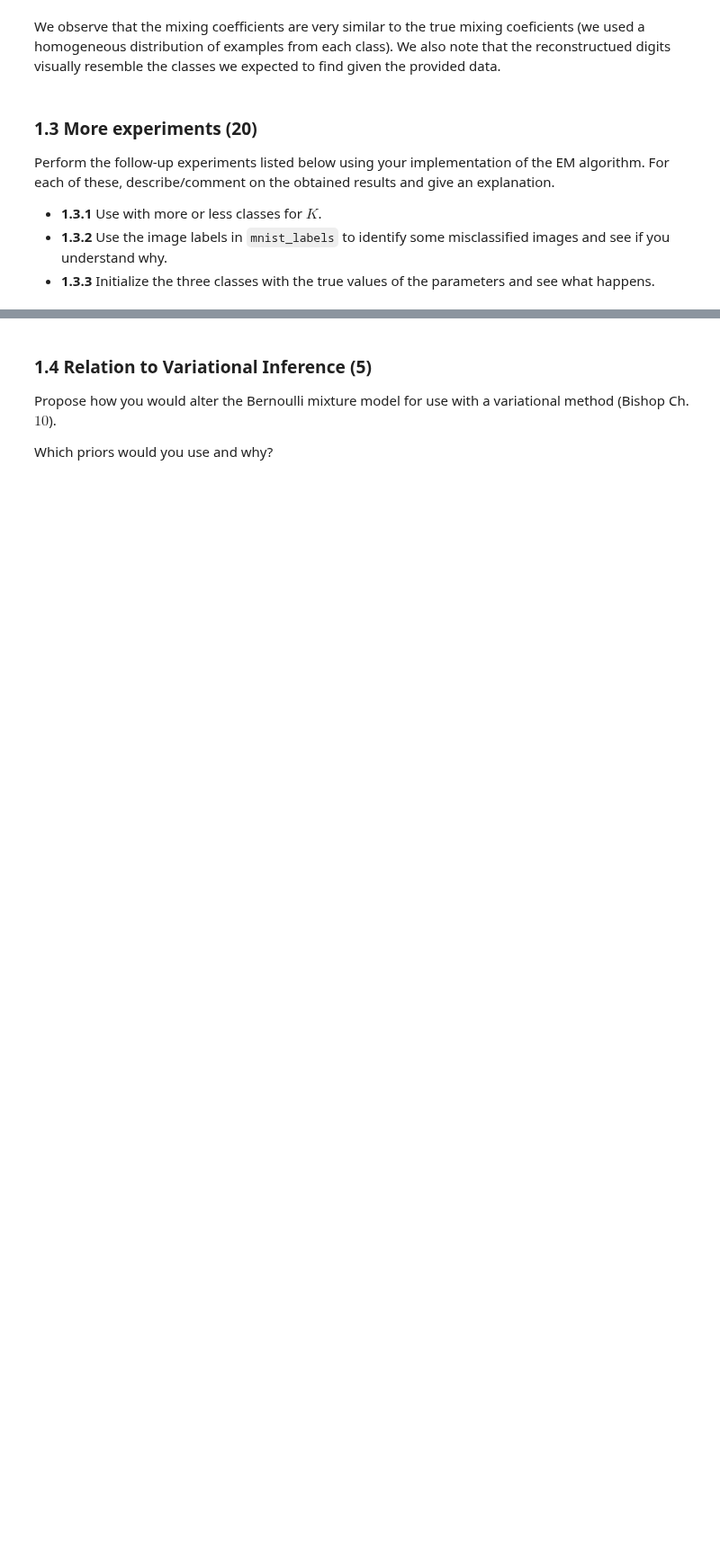
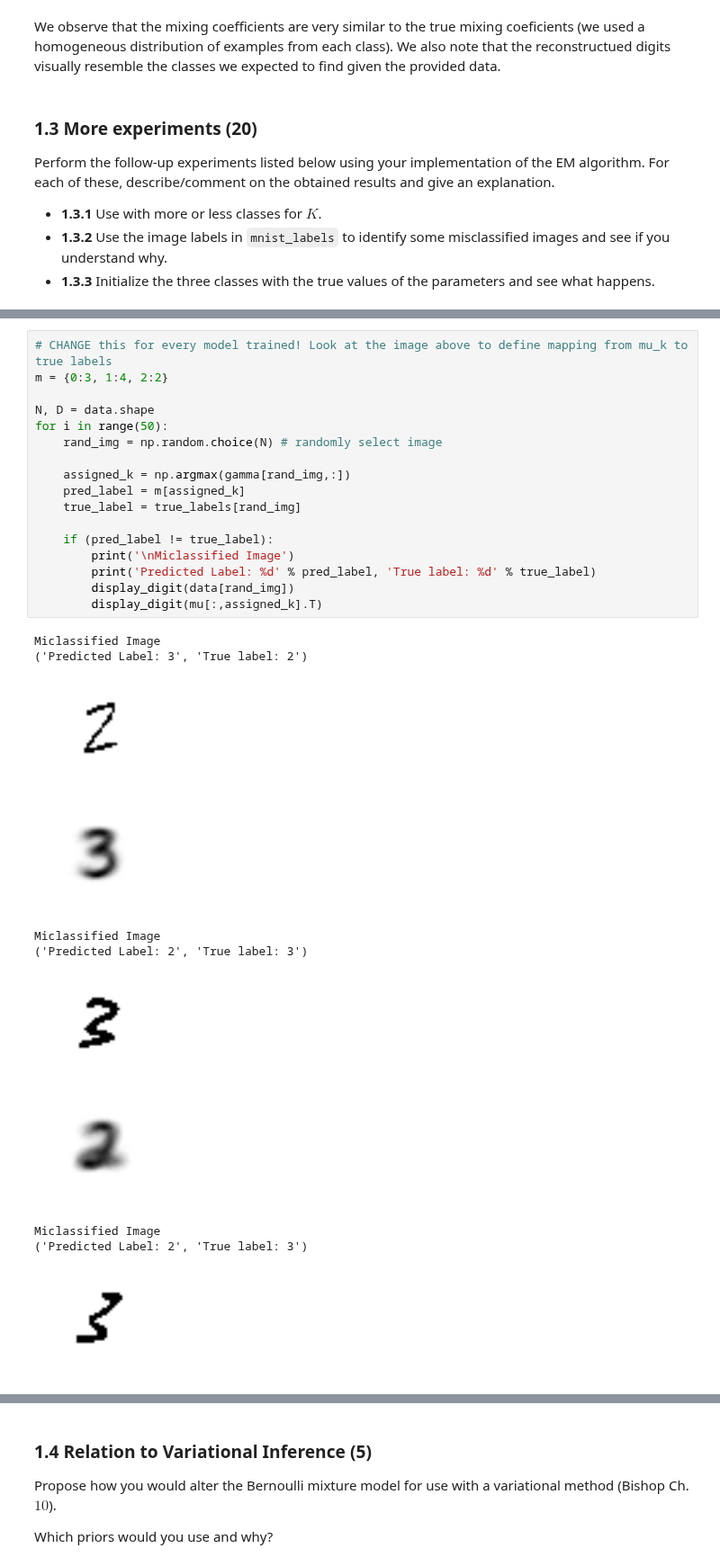
Before and after one commit to danakianfar/machine_learning_2_labs, a Jupyter notebook: lab3/Lab3.ipynb, the cells around one changed output, grey strips where cells are left out. Shown at 90% size. Cells and saved outputs as stored; diff of their text form; blank space fills up the shorter version.

```diff
--- a/lab3/Lab3.ipynb
+++ b/lab3/Lab3.ipynb
@@ -198,0 +235,29 @@ Perform the follow-up experiments listed below using your implementation of the
+# %%
+# CHANGE this for every model trained! Look at the image above to define mapping from mu_k to true labels
+m = {0:3, 1:4, 2:2}
+
+N, D = data.shape
+for i in range(50):
+    rand_img = np.random.choice(N) # randomly select image
+
+    assigned_k = np.argmax(gamma[rand_img,:])
+    pred_label = m[assigned_k]
+    true_label = true_labels[rand_img]
+
+    if (pred_label != true_label):
+        print('\nMiclassified Image')
+        print('Predicted Label: %d' % pred_label, 'True label: %d' % true_label)
+        display_digit(data[rand_img])
+        display_digit(mu[:,assigned_k].T)
+# %% [output]
+Miclassified Image
+('Predicted Label: 3', 'True label: 2')
+[figure, added]
+[figure, added]
+Miclassified Image
+('Predicted Label: 2', 'True label: 3')
+[figure, added]
+[figure, added]
+Miclassified Image
+('Predicted Label: 2', 'True label: 3')
+[figure, added]
```
Also changed, not shown: parts of 12 cells of this notebook.
